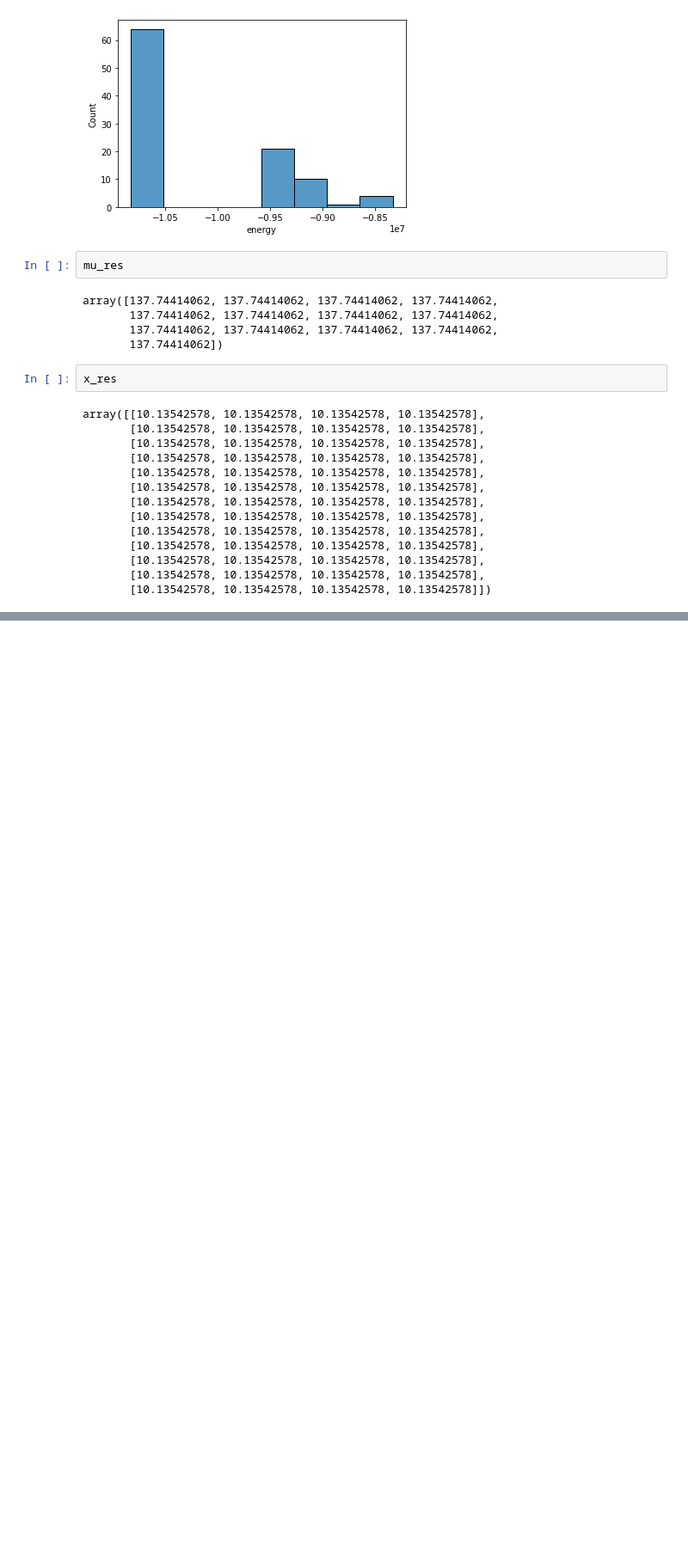
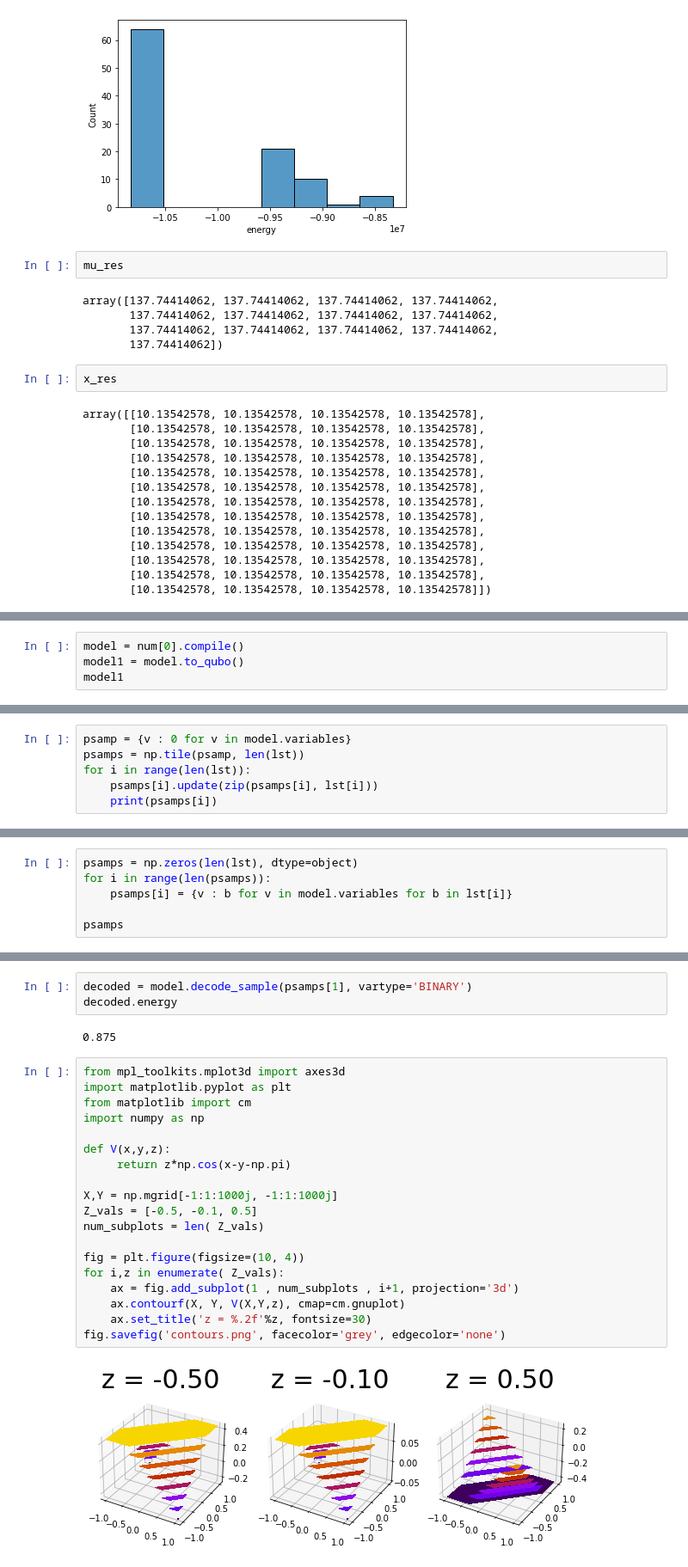
Before and after one commit to DBern97/Dwave-RAN-algs, a Jupyter notebook: Testing Max-norm.ipynb, the cells around one changed output, grey strips where cells are left out. Shown: that part at 86% size. Saved outputs shown, nothing was run; the diff lists cells and outputs as text; blank space fills up the shorter version.

```diff
--- a/Testing Max-norm.ipynb
+++ b/Testing Max-norm.ipynb
@@ -903,0 +909,4 @@ Do
+# %%
+model = num[0].compile()
+model1 = model.to_qubo()
+model1
@@ -903,0 +967,6 @@ Do
+# %%
+psamp = {v : 0 for v in model.variables}
+psamps = np.tile(psamp, len(lst))
+for i in range(len(lst)):
+    psamps[i].update(zip(psamps[i], lst[i]))
+    print(psamps[i])
@@ -903,0 +1008,6 @@ Do
+# %%
+psamps = np.zeros(len(lst), dtype=object)
+for i in range(len(psamps)):
+    psamps[i] = {v : b for v in model.variables for b in lst[i]}
+
+psamps
@@ -903,0 +1031,26 @@ Do
+# %%
+decoded = model.decode_sample(psamps[1], vartype='BINARY')
+decoded.energy
+# %% [output]
+0.875
+# %%
+from mpl_toolkits.mplot3d import axes3d
+import matplotlib.pyplot as plt
+from matplotlib import cm
+import numpy as np
+
+def V(x,y,z):
+     return z*np.cos(x-y-np.pi)
+
+X,Y = np.mgrid[-1:1:1000j, -1:1:1000j]
+Z_vals = [-0.5, -0.1, 0.5]
+num_subplots = len( Z_vals)
+
+fig = plt.figure(figsize=(10, 4))
+for i,z in enumerate( Z_vals):
+    ax = fig.add_subplot(1 , num_subplots , i+1, projection='3d')
+    ax.contourf(X, Y, V(X,Y,z), cmap=cm.gnuplot)
+    ax.set_title('z = %.2f'%z, fontsize=30)
+fig.savefig('contours.png', facecolor='grey', edgecolor='none')
+# %% [output]
+[figure, added]
```
Also changed, not shown: parts of 28 cells of this notebook, 3 other files.
